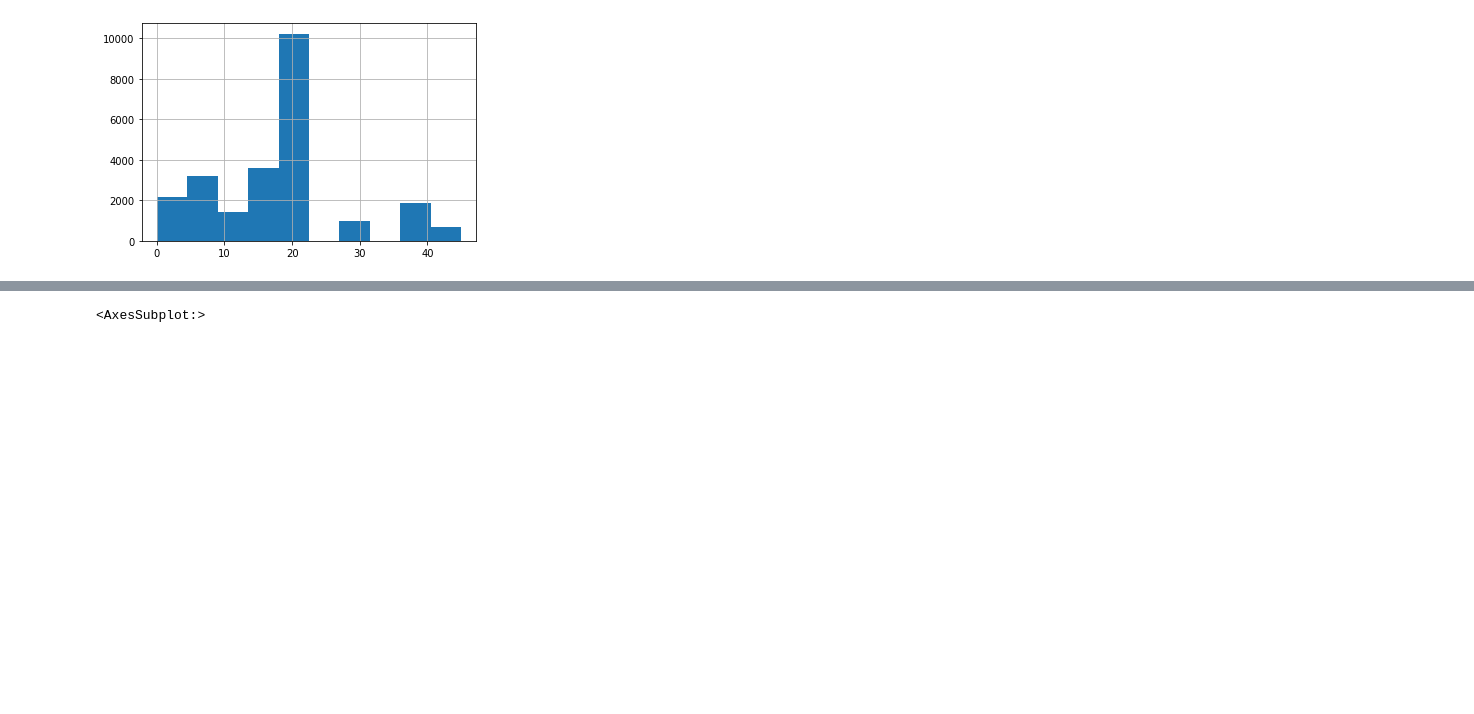
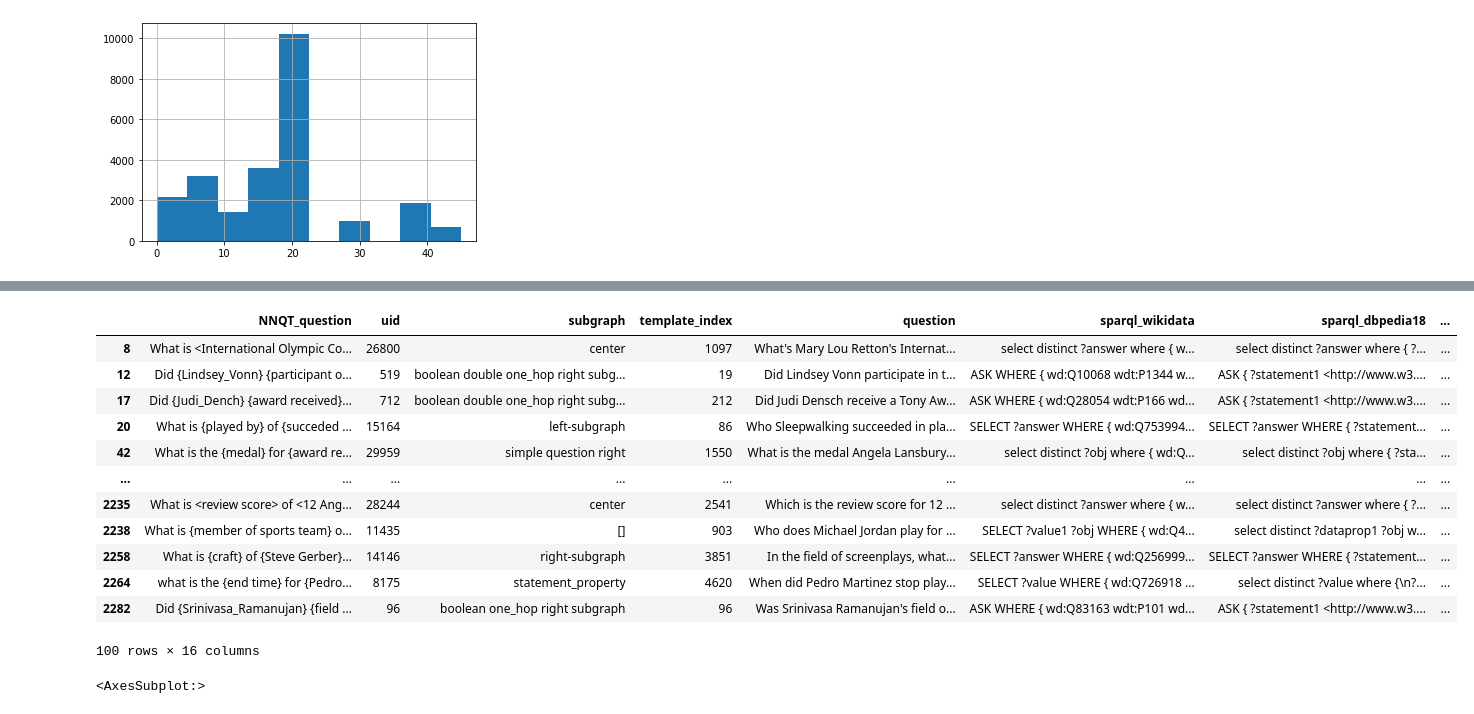
Before and after one commit to donaldziff/kgqa-ucb-210, a Jupyter notebook: W210_lc_quad_EDA.ipynb, the cells around one changed output, grey strips where cells are left out. Drawn from its saved outputs; the diff is of its cells as text; code cells hidden in the pictures; blank space fills up the shorter version.

Commit message:
create sport subset

```diff
--- a/W210_lc_quad_EDA.ipynb
+++ b/W210_lc_quad_EDA.ipynb
@@ -148,4 +167,5 @@ import sklearn as sklearn
 # %%
+!pip install spacy
 !pip install empath
 from empath import Empath
 lexicon = Empath()
@@ -157,5 +177,7 @@ nltk.download('punkt')
 import collections
 from collections import Counter
 import spacy
-nlp =spacy.load("en_core_web_sm")
+!python3.10 -m spacy download en_core_web_sm
+import en_core_web_sm
+nlp = en_core_web_sm.load()
 # %% [output]
@@ -192,7 +234,7 @@ Successfully installed pyphen-0.13.2 textstat-0.7.3
 # %%
 train_df['lexicon'] = train_df['question'].apply(lambda x: ', '.join(f'{key} {str(value)}' for key, value in lexicon.analyze(x).items() if value > 0))
-train_df['emotions'] = train_df['question'].apply(lambda x: ', '.join(f'{key} {str(value)}' for key, value in NRCLex(x).raw_emotion_scores.items() if value > 0))
-train_df['postags'] =  train_df['question'].apply(lambda x: ', '.join(f'{key.lower()} {str(value)}' for key, value in Counter((token.pos_ for token in nlp(x))).items()))
+#train_df['emotions'] = train_df['question'].apply(lambda x: ', '.join(f'{key} {str(value)}' for key, value in NRCLex(x).raw_emotion_scores.items() if value > 0))
+#train_df['postags'] =  train_df['question'].apply(lambda x: ', '.join(f'{key.lower()} {str(value)}' for key, value in Counter((token.pos_ for token in nlp(x))).items()))
 # %%
 #get lexicon of the question
 train_df['lexicon_key'] = train_df['question'].apply(lambda x: ', '.join(f'{key}' for key, value in lexicon.analyze(x).items() if value > 0))
@@ -294,4 +336,27 @@ sns.barplot(x=y,y=x)
 [figure]
+# %%
+# get lexicon dataset
+#train_df.head()
+train_df['lexicon_set'] = [set(x.split(", ")) for x in train_df['lexicon_key']]
+train_df.head()
+
+sports_indices = {row['uid']  if 'sports' in row['lexicon_set'] else '0' for i, row in train_df.iterrows()}
+train_df[train_df['uid'].isin(sports_indices)].head(100)
+#sports_subset = train_df[train_df['uid'].isin(sports_indices)]
+# %% [output]
+|  | NNQT_question | uid | subgraph | template_index | question | sparql_wikidata | sparql_dbpedia18 | ... |
+| 8 | What is <International Olympic Co... | 26800 | center | 1097 | What's Mary Lou Retton's Internat... | select distinct ?answer where { w... | select distinct ?answer where { ?... | ... |
+| 12 | Did {Lindsey_Vonn} {participant o... | 519 | boolean double one_hop right subg... | 19 | Did Lindsey Vonn participate in t... | ASK WHERE { wd:Q10068 wdt:P1344 w... | ASK { ?statement1 <http://www.w3.... | ... |
+| 17 | Did {Judi_Dench} {award received}... | 712 | boolean double one_hop right subg... | 212 | Did Judi Densch receive a Tony Aw... | ASK WHERE { wd:Q28054 wdt:P166 wd... | ASK { ?statement1 <http://www.w3.... | ... |
+| 20 | What is {played by} of {succeded ... | 15164 | left-subgraph | 86 | Who Sleepwalking succeeded in pla... | SELECT ?answer WHERE { wd:Q753994... | SELECT ?answer WHERE { ?statement... | ... |
+| 42 | What is the {medal} for {award re... | 29959 | simple question right | 1550 | What is the medal Angela Lansbury... | select distinct ?obj where { wd:Q... | select distinct ?obj where { ?sta... | ... |
+| ... | ... | ... | ... | ... | ... | ... | ... | ... |
+| 2235 | What is <review score> of <12 Ang... | 28244 | center | 2541 | Which is the review score for 12 ... | select distinct ?answer where { w... | select distinct ?answer where { ?... | ... |
+| 2238 | What is {member of sports team} o... | 11435 | [] | 903 | Who does Michael Jordan play for ... | SELECT ?value1 ?obj WHERE { wd:Q4... | select distinct ?dataprop1 ?obj w... | ... |
+| 2258 | What is {craft} of {Steve Gerber}... | 14146 | right-subgraph | 3851 | In the field of screenplays, what... | SELECT ?answer WHERE { wd:Q256999... | SELECT ?answer WHERE { ?statement... | ... |
+| 2264 | what is the {end time} for {Pedro... | 8175 | statement_property | 4620 | When did Pedro Martinez stop play... | SELECT ?value WHERE { wd:Q726918 ... | select distinct ?value where {\n?... | ... |
+| 2282 | Did {Srinivasa_Ramanujan} {field ... | 96 | boolean one_hop right subgraph | 96 | Was Srinivasa Ramanujan's field o... | ASK WHERE { wd:Q83163 wdt:P101 wd... | ASK { ?statement1 <http://www.w3.... | ... |
+100 rows × 16 columns
 # %%
 #Emotions in NL questions
 emotions = Counter([ word.lower() for i in train_df['emotions_key'].str.split().values.tolist() for word in i])
```
Also changed, not shown: parts of 8 cells of this notebook.
